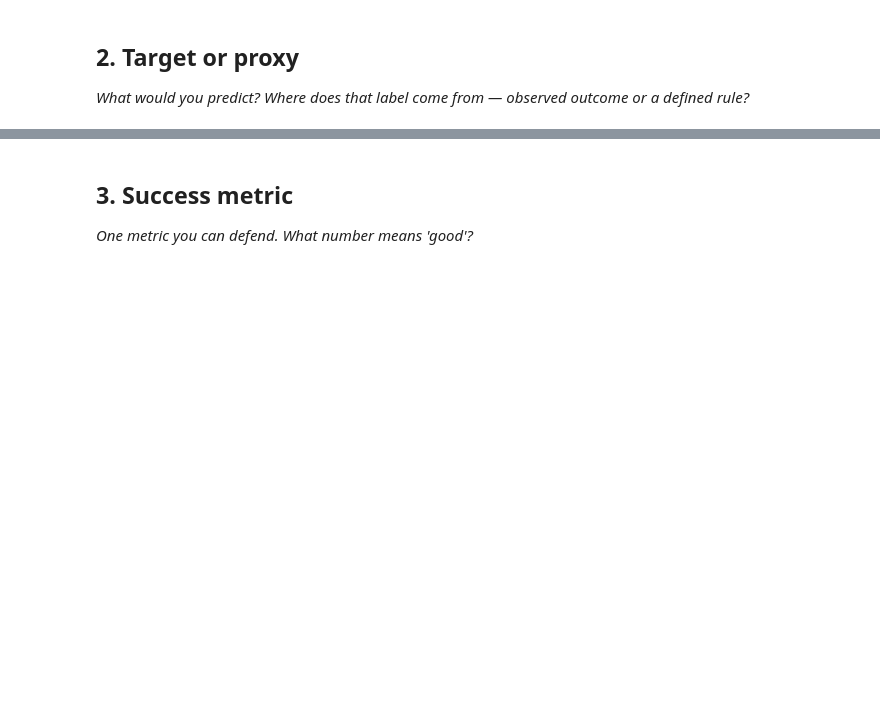
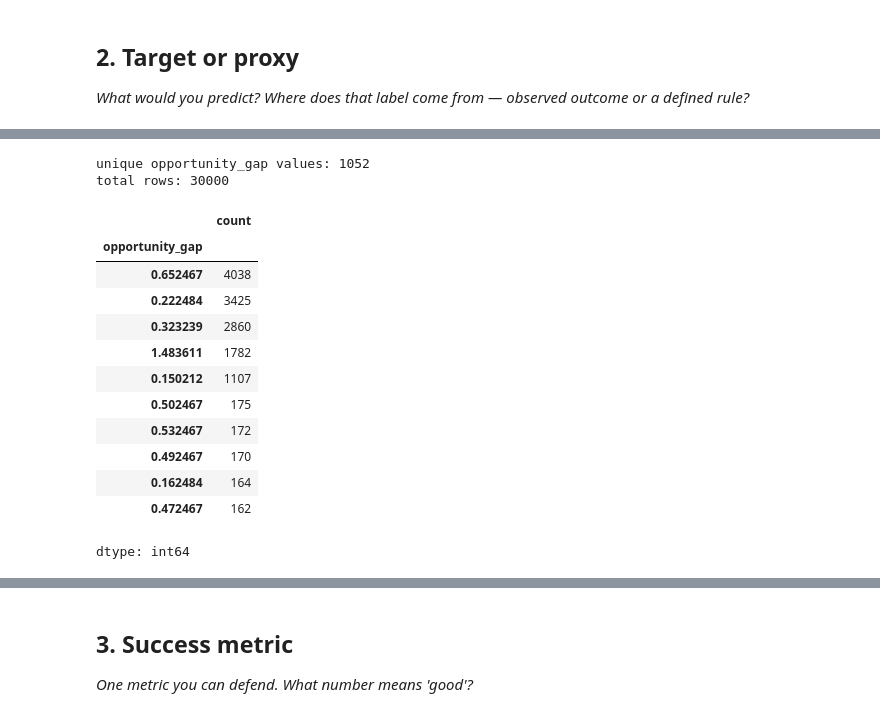
Before and after one commit to moath177/flyrank, a Jupyter notebook: work/notebooks/w02_ml_task_framing.ipynb, the cells around one changed output, grey strips where cells are left out. Saved outputs shown, nothing was run; the diff lists cells and outputs as text; code cells hidden in the pictures; blank space fills up the shorter version.

```diff
--- a/work/notebooks/w02_ml_task_framing.ipynb
+++ b/work/notebooks/w02_ml_task_framing.ipynb
@@ -48,0 +126,22 @@ have to be careful it stays a *proxy* for opportunity, not treated as proven gro
+# %%
+# check granularity of the score: how many distinct opportunity_gap values, and how much repetition?
+print("unique opportunity_gap values:", valid["opportunity_gap"].nunique())
+print("total rows:", len(valid))
+
+valid["opportunity_gap"].value_counts().head(10)
+# %% [output]
+unique opportunity_gap values: 1052
+total rows: 30000
+|  | count |
+| opportunity_gap |  |
+| 0.652467 | 4038 |
+| 0.222484 | 3425 |
+| 0.323239 | 2860 |
+| 1.483611 | 1782 |
+| 0.150212 | 1107 |
+| 0.502467 | 175 |
+| 0.532467 | 172 |
+| 0.492467 | 170 |
+| 0.162484 | 164 |
+| 0.472467 | 162 |
+dtype: int64
```
Also changed, not shown: parts of 8 cells of this notebook.
